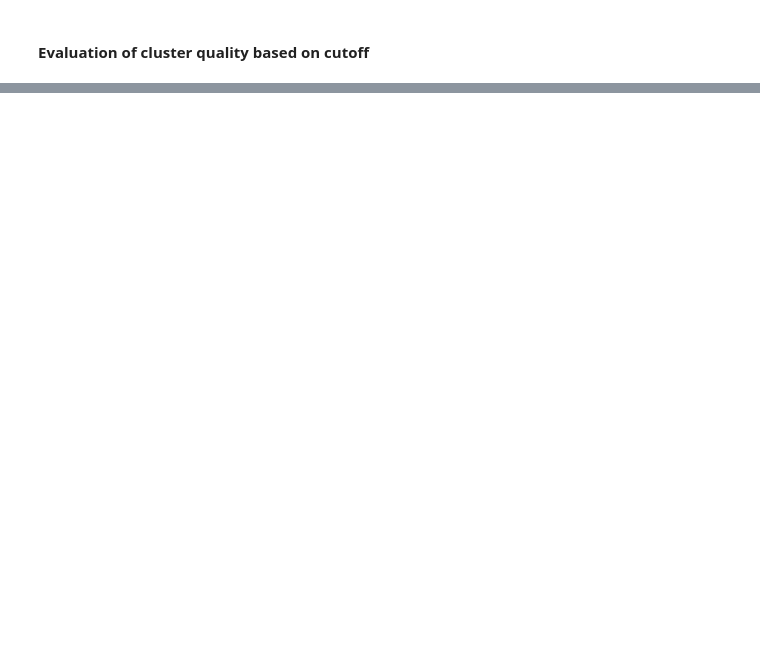
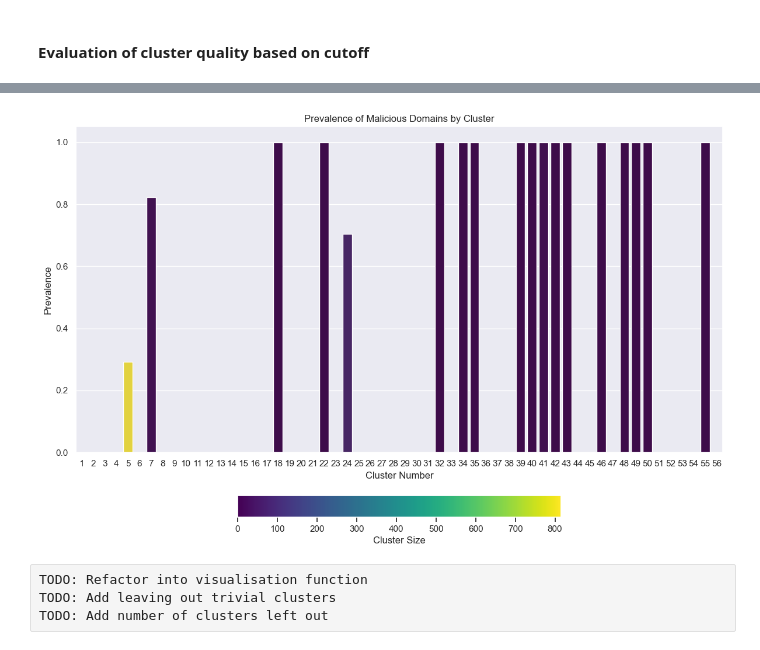
Before and after one commit to Kairixir/URL-domain-name-clustering, a Jupyter notebook: bachelor_thesis.ipynb, the cells around one changed output, grey strips where cells are left out. Cells and saved outputs as stored; diff of their text form; code cells hidden in the pictures; blank space fills up the shorter version.

Commit message:
feat: evaluate and visualise quality of clusters
add visualisations and two evaluative metrics - prevalence of malicious domains in clusters and silhouette score

```diff
--- a/bachelor_thesis.ipynb
+++ b/bachelor_thesis.ipynb
@@ -193,7 +197,7 @@ fig
 [figure]
 # %%
 # Determine the optimal number of clusters
-max_d = 140  # set the threshold distance
-clusters = fcluster(Z, max_d, criterion='distance')
+max_d = 100  # set the threshold distance
+clusters = fcluster(Z, max_d, criterion="distance")
 # %%
 # Add cluster labels to the original dataset
@@ -222,2 +205,16 @@ Name: url, dtype: object
 # %% [markdown]
 #### Evaluation of cluster quality based on cutoff
+# %%
+from sklearn.metrics import silhouette_score
+
+# Compute the silhouette score
+silhouette_avg = silhouette_score(
+    distances_squareform, urls_tsdf["cluster"], metric="precomputed"
+)
+print(f"Silhouette score: {silhouette_avg}")
+
+# calculate prevalence of malicious domains in each cluster
+cluster_prevalence = urls_tsdf.groupby("cluster")["malicious"].mean()
+print(
+    f"Prevalence of non-perfect malicious domains within clusters:\n{cluster_prevalence.loc[(cluster_prevalence != 0) & (cluster_prevalence != 1)]}"
+)
@@ -223,0 +229,54 @@ Name: url, dtype: object
+# %%
+# group by cluster id and count the number of items in each cluster
+cluster_counts = urls_tsdf.groupby("cluster").count()["url"]
+
+# create a dataframe combining the cluster counts and cluster prevalence
+barplot_data = pd.DataFrame({"count": cluster_counts, "prevalence": cluster_prevalence})
+
+# reset the index to get the cluster id as a column
+barplot_data = barplot_data.reset_index()
+
+# Create color palette
+colors = sns.color_palette("viridis", as_cmap=True)
+
+# Create bar plot
+fig, ax = plt.subplots(figsize=(12, 8))
+sns.barplot(
+    x="cluster",
+    y="prevalence",
+    data=barplot_data,
+    palette=colors(barplot_data["count"] / barplot_data["count"].max()),
+    ax=ax,
+    dodge=False,
+)
+
+# Set labels and title
+ax.set_title("Prevalence of Malicious Domains by Cluster")
+ax.set_xlabel("Cluster Number")
+ax.set_ylabel("Prevalence")
+
+# Move the legend outside the plot and make it a gradient line
+sm = plt.cm.ScalarMappable(
+    cmap=colors, norm=plt.Normalize(vmin=0, vmax=barplot_data["count"].max())
+)
+sm.set_array([])
+cbar = plt.colorbar(
+    sm,
+    orientation="horizontal",
+    pad=0.1,
+    shrink=0.5,
+    aspect=15,
+)
+cbar.ax.set_xlabel("Cluster Size")
+
+plt.subplots_adjust(right=0.8)
+
+plt.tight_layout()
+
+plt.show()
+# %% [output]
+[figure, added]
+# %% [raw]
+TODO: Refactor into visualisation function
+TODO: Add leaving out trivial clusters
+TODO: Add number of clusters left out
```
Also changed, not shown: parts of 10 cells of this notebook.
